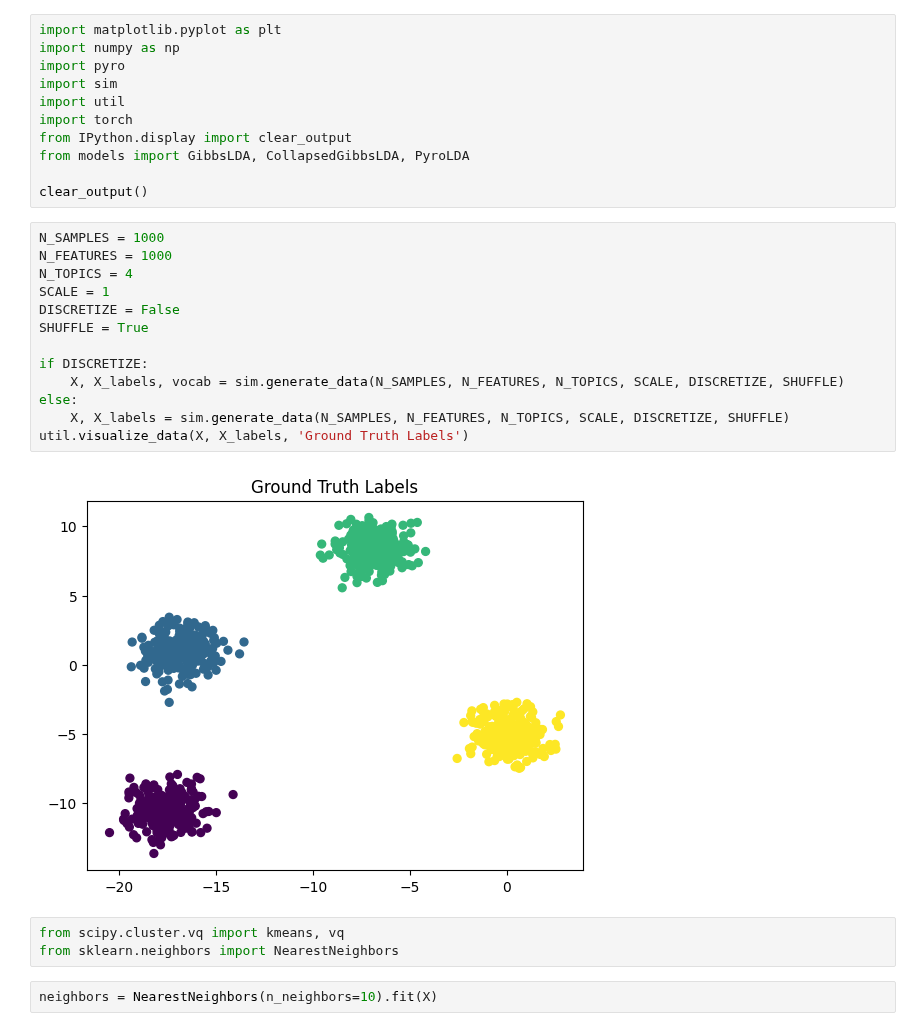
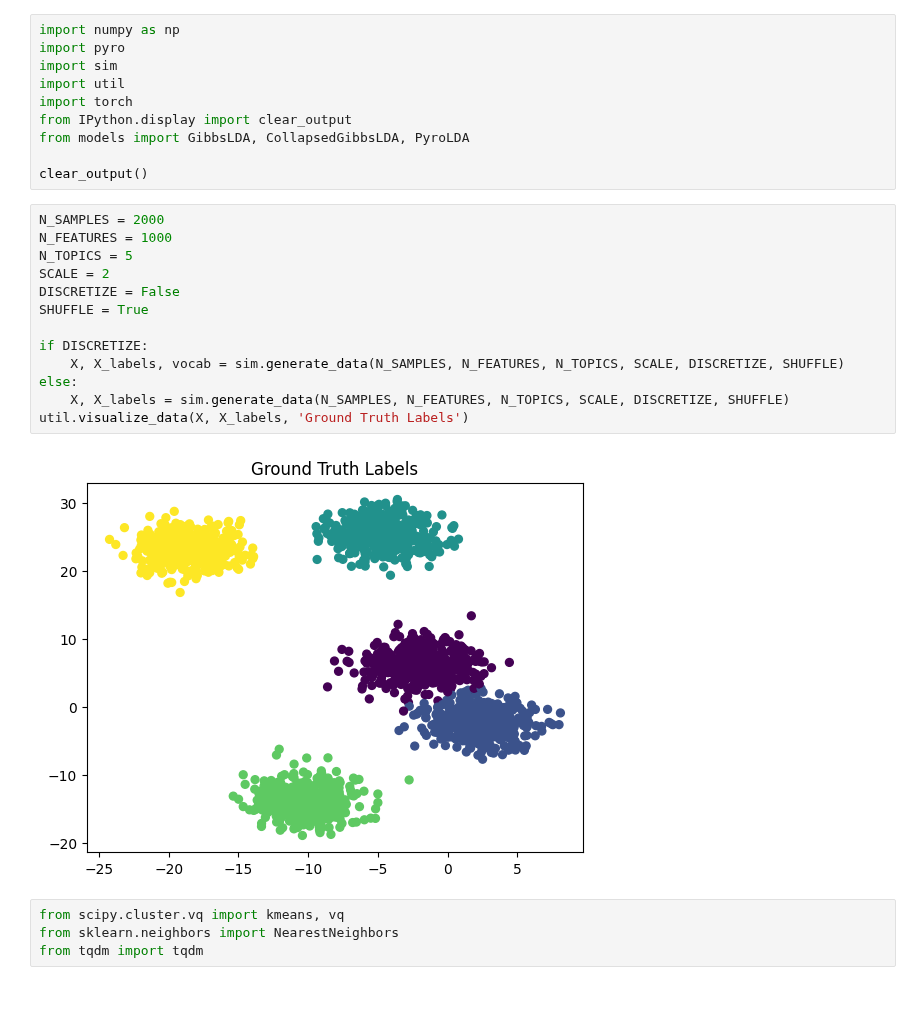
Before and after one commit to craigfouts/GibbsLDA, a Jupyter notebook: sandbox.ipynb, the cells around one changed output. Saved outputs shown, nothing was run; the diff lists cells and outputs as text; blank space fills up the shorter version.

```diff
--- a/sandbox.ipynb
+++ b/sandbox.ipynb
@@ -1,5 +1,4 @@
 # %%
-import matplotlib.pyplot as plt
 import numpy as np
 import pyro
 import sim
@@ -10,22 +9,21 @@ from models import GibbsLDA, CollapsedGibbsLDA, PyroLDA
 
 clear_output()
 # %%
-N_SAMPLES = 1000
+N_SAMPLES = 2000
 N_FEATURES = 1000
-N_TOPICS = 4
-SCALE = 1
+N_TOPICS = 5
+SCALE = 2
 DISCRETIZE = False
 SHUFFLE = True
 
 if DISCRETIZE:
     X, X_labels, vocab = sim.generate_data(N_SAMPLES, N_FEATURES, N_TOPICS, SCALE, DISCRETIZE, SHUFFLE)
 else:
     X, X_labels = sim.generate_data(N_SAMPLES, N_FEATURES, N_TOPICS, SCALE, DISCRETIZE, SHUFFLE)
 util.visualize_data(X, X_labels, 'Ground Truth Labels')
 # %% [output]
-[figure, old version]
+[figure, new version]
 # %%
 from scipy.cluster.vq import kmeans, vq
 from sklearn.neighbors import NearestNeighbors
+from tqdm import tqdm
-# %%
-neighbors = NearestNeighbors(n_neighbors=10).fit(X)
```
Also changed, not shown: parts of 23 cells of this notebook, 2 other files.
